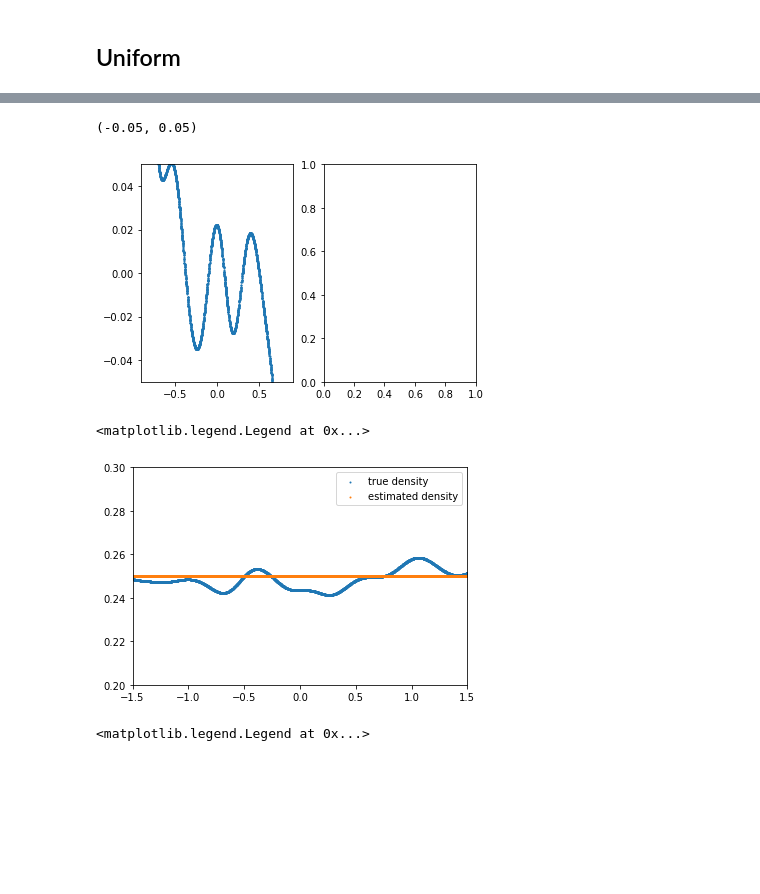
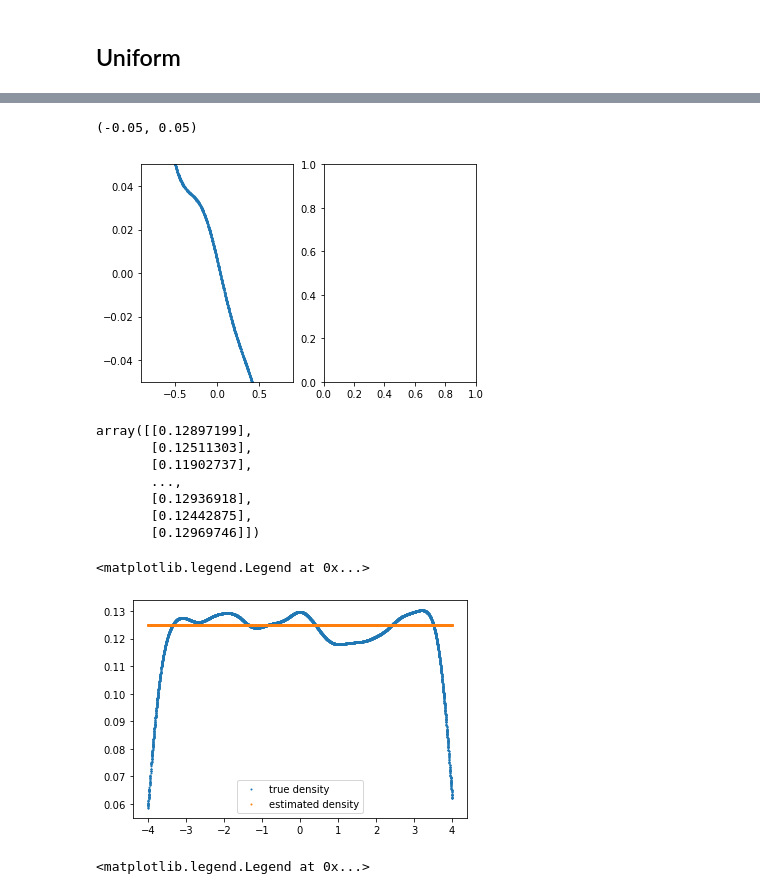
Before and after one commit to ShashankSule/TMDmaps, a Jupyter notebook: run/1D_potential.ipynb, the cells around one changed output, grey strips where cells are left out. Drawn from its saved outputs; the diff is of its cells as text; code cells hidden in the pictures; blank space fills up the shorter version.

Commit message:
debugging the datasets
Turns out that uniform + committor does worse than biased + committor, suggesting that the KDE going off at the boundary is an actual problem. Ideate fixes.

```diff
--- a/run/1D_potential.ipynb
+++ b/run/1D_potential.ipynb
@@ -102,9 +142,10 @@ def committor(x):
 # %%
 # set up dataset for uniform estimation
+# ϵ_uniform = 1/(10**(4/5))
 ϵ_uniform = 1/(10**(4/3))
 N = int(1e4)
 # uniform = np.linspace(-2,2,int(N+1)).reshape(N+1,d) # note that p = uniform[0,N/2]
-uniform = np.random.uniform(-2.0,2.0,N+1).reshape(N+1,d)
+uniform = np.random.uniform(-4.0,4.0,N+1).reshape(N+1,d)
 uniform[N,0] = 0.0
 target_measure_uniform = np.zeros(N+1)
 
@@ -115,4 +156,4 @@ target_dmap_uniform = diffusion_map.TargetMeasureDiffusionMap(epsilon=ϵ_uniform
                                                           target_measure=target_measure_uniform)
 target_dmap_uniform.construct_generator(uniform.T)
 K_uniform = target_dmap_uniform.get_kernel()
-L_uniform = target_dmap_uniform.get_generator()
+# L_uniform = target_dmap_uniform.get_generator()
@@ -149,3 +196,6 @@ def committor(x):
 # Testing on pointwise estimates
 # %% [markdown]
 ## Uniform
+# %%
+full_uniform = uniform
+uniform = uniform[np.where(np.abs(uniform) <= 3)]
@@ -187,21 +241,31 @@ ax1.set_ylim((-0.05,0.05))
 # ax2.set_xlim((-0.5,0.5))
 # %% [output]
 (-0.05, 0.05)
-[figure, old version]
+[figure, new version]
 # %%
 # checking KDE
 rho_epsilon_uniform = (1/(N+1))*(1/(np.pi*ϵ_uniform)**(d/2))*K_uniform@np.ones((N+1,1))
+# %%
+rho_epsilon_uniform
+# %% [output]
+array([[0.12897199],
+       [0.12511303],
+       [0.11902737],
+       ...,
+       [0.12936918],
+       [0.12442875],
+       [0.12969746]])
 # %%
-uniform_rnd = 0.25*np.ones(uniform.shape)
+uniform_rnd = (1/8)*np.ones(uniform.shape)
 # %%
 plt.scatter(uniform, rho_epsilon_uniform, s=1.0, label="true density")
 plt.scatter(uniform, uniform_rnd, s=1.0, label="estimated density")
-plt.ylim((0.20,0.30))
-plt.xlim((-1.5,1.5))
+# plt.ylim((0.20,0.30))
+# plt.xlim((-1.5,1.5))
 plt.legend()
 # %% [output]
 <matplotlib.legend.Legend at 0x...>
-[figure, old version]
+[figure, new version]
 # %%
 plt.scatter(uniform, rho_epsilon_uniform, s=1.0, label="true density")
 plt.scatter(uniform, uniform_rnd, s=1.0, label="estimated density")
```
Also changed, not shown: parts of 17 cells of this notebook.
